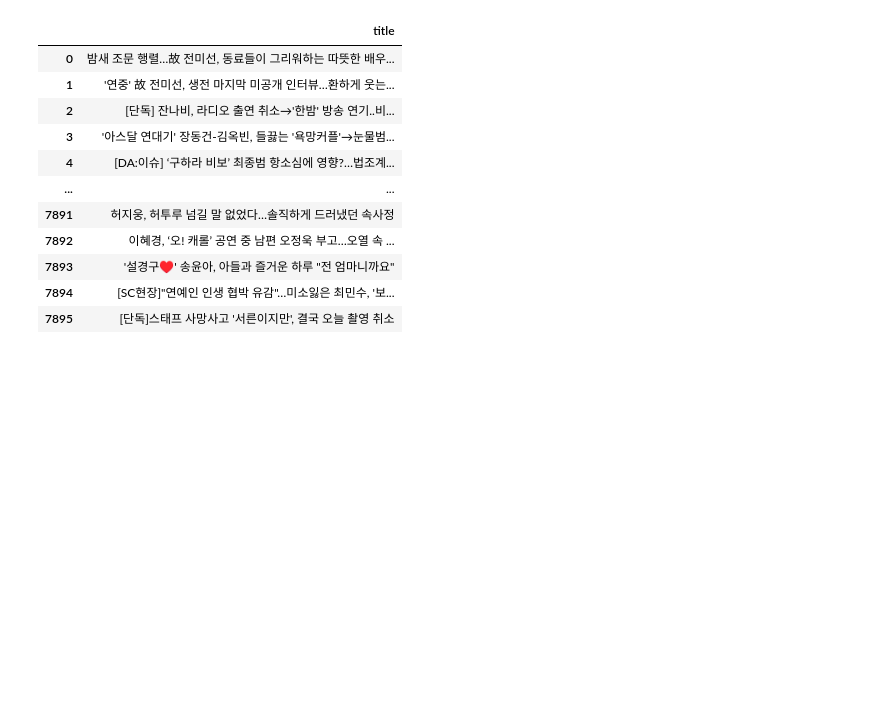
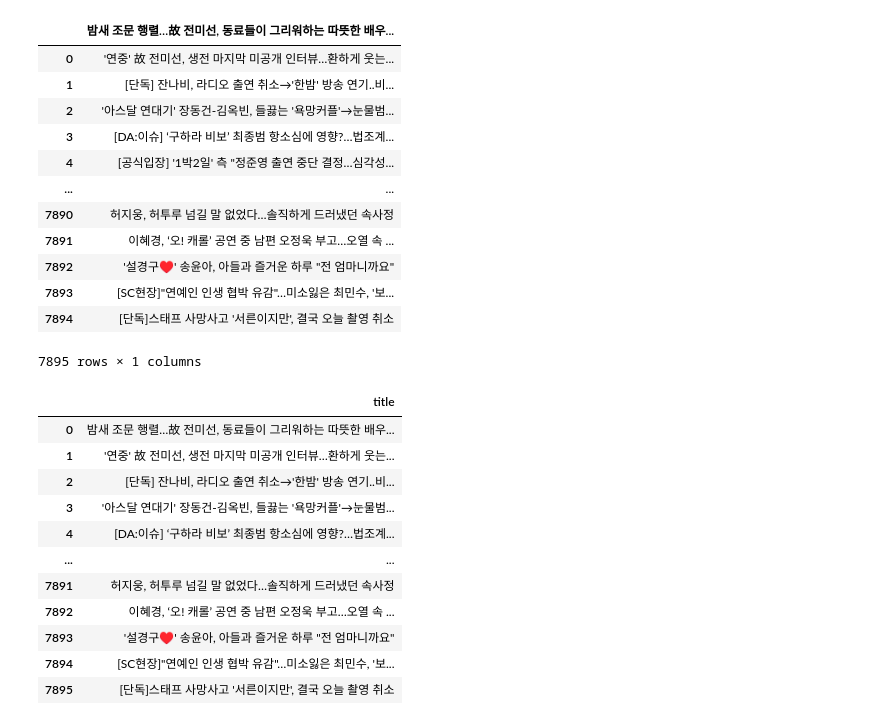
Before and after one commit to yeonghwanchoi/TIL, a Jupyter notebook: python/korean-hate-speech-detection/korean_ML.ipynb, the cells around one changed output. Cells and saved outputs as stored; diff of their text form; code cells hidden in the pictures; blank space fills up the shorter version.

```diff
--- a/python/korean-hate-speech-detection/korean_ML.ipynb
+++ b/python/korean-hate-speech-detection/korean_ML.ipynb
@@ -22,11 +33,25 @@ unlabeled_comments.txt: comments without the label
 unlabeled_comments.news_title.txt: article titles of comments without the label
 # %%
-df_train1=pd.read_csv("train.hate.csv")
+df_train=pd.read_csv("train.hate.csv")
 df_val=pd.read_csv("dev.hate.csv")
 df_test=pd.read_csv("test.hate.no_label.csv")
 
 df_train_title1=pd.read_csv("train.news_title.txt")
 df_train_title1
+# %% [output]
+|  | 밤새 조문 행렬…故 전미선, 동료들이 그리워하는 따뜻한 배우... |
+| 0 | '연중' 故 전미선, 생전 마지막 미공개 인터뷰…환하게 웃는... |
+| 1 | [단독] 잔나비, 라디오 출연 취소→'한밤' 방송 연기..비... |
+| 2 | '아스달 연대기' 장동건-김옥빈, 들끓는 '욕망커플'→눈물범... |
+| 3 | [DA:이슈] ‘구하라 비보’ 최종범 항소심에 영향?…법조계... |
+| 4 | [공식입장] '1박2일' 측 "정준영 출연 중단 결정…심각성... |
+| ... | ... |
+| 7890 | 허지웅, 허투루 넘길 말 없었다…솔직하게 드러냈던 속사정 |
+| 7891 | 이혜경, ‘오! 캐롤’ 공연 중 남편 오정욱 부고…오열 속 ... |
+| 7892 | '설경구♥' 송윤아, 아들과 즐거운 하루 "전 엄마니까요" |
+| 7893 | [SC현장]"연예인 인생 협박 유감"…미소잃은 최민수, '보... |
+| 7894 | [단독]스태프 사망사고 '서른이지만', 결국 오늘 촬영 취소 |
+7895 rows × 1 columns
 # %%
 df_train_title=pd.DataFrame(df_train_title1.values, columns=["title"])
 df_train_title.loc[7895]=0
```
Also changed, not shown: parts of 14 cells of this notebook.
